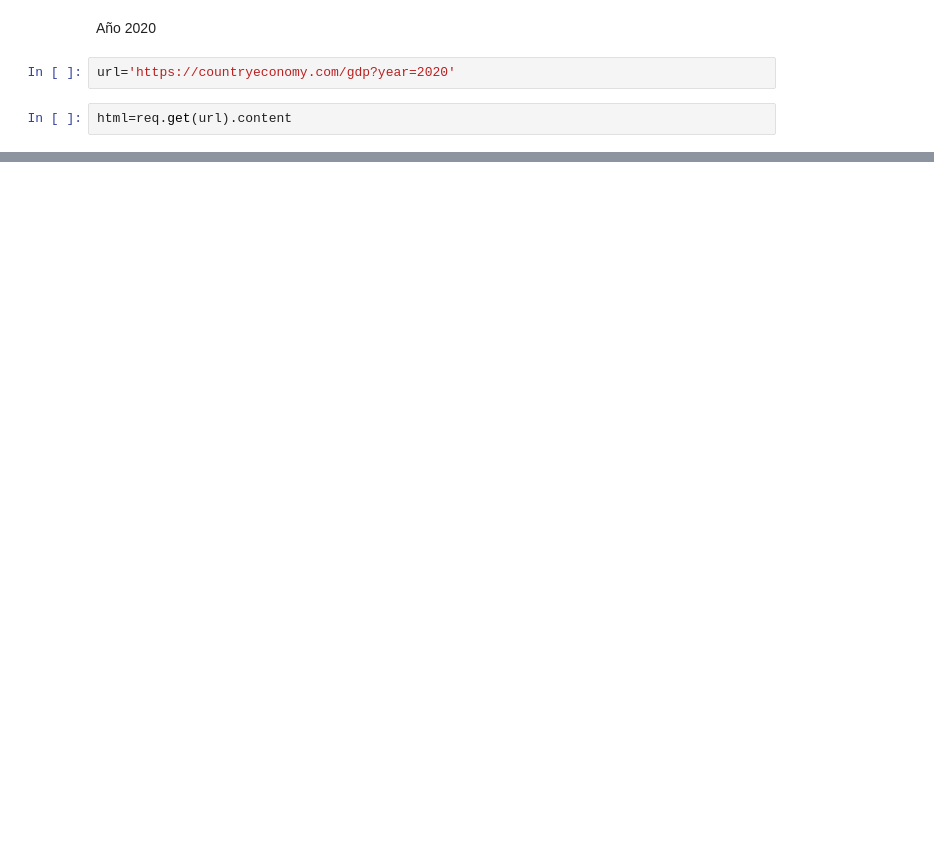
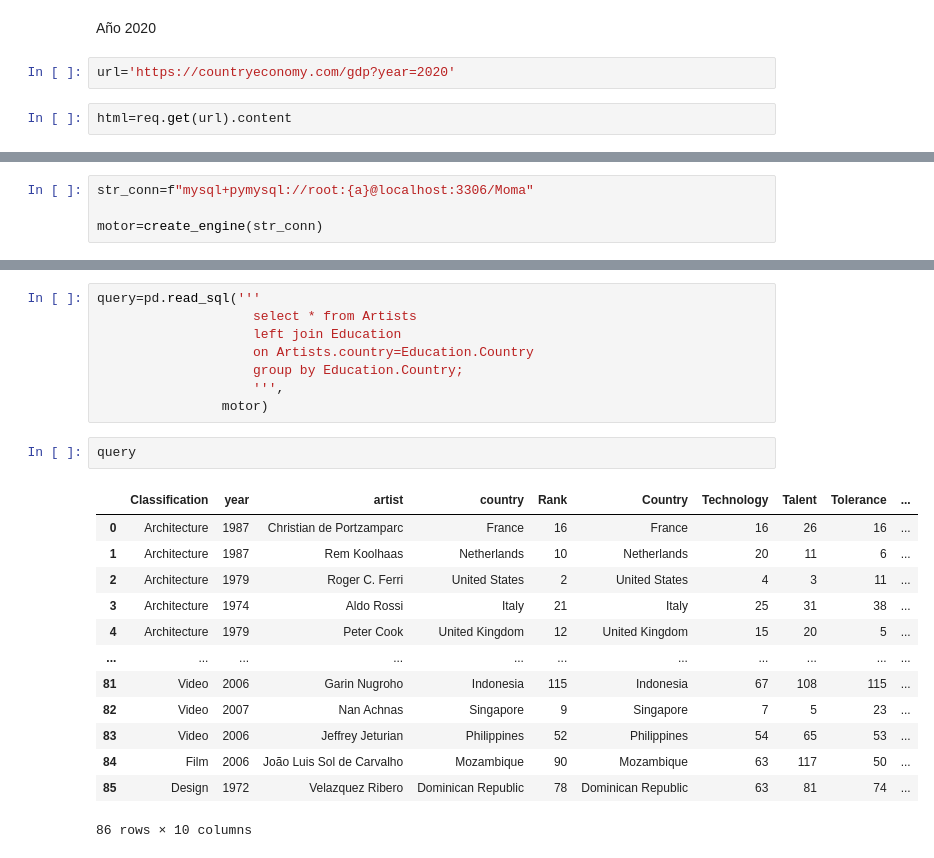
Before and after one commit to jesuschao/ETL-MOMA-Artists, a Jupyter notebook: your-code/enriching-and-cleaning.ipynb, the cells around one changed output, grey strips where cells are left out. Saved outputs shown, nothing was run; the diff lists cells and outputs as text; blank space fills up the shorter version.

```diff
--- a/your-code/Solution.ipynb
+++ b/your-code/enriching-and-cleaning.ipynb
@@ -727,0 +748,4 @@ df_20.head(10)
+# %%
+str_conn=f"mysql+pymysql://root:{a}@localhost:3306/Moma"
+
+motor=create_engine(str_conn)
@@ -727,0 +795,24 @@ df_20.head(10)
+# %%
+query=pd.read_sql('''
+                    select * from Artists
+                    left join Education
+                    on Artists.country=Education.Country
+                    group by Education.Country;
+                    ''',
+                motor)
+# %%
+query
+# %% [output]
+|  | Classification | year | artist | country | Rank | Country | Technology | Talent | Tolerance | ... |
+| 0 | Architecture | 1987 | Christian de Portzamparc | France | 16 | France | 16 | 26 | 16 | ... |
+| 1 | Architecture | 1987 | Rem Koolhaas | Netherlands | 10 | Netherlands | 20 | 11 | 6 | ... |
+| 2 | Architecture | 1979 | Roger C. Ferri | United States | 2 | United States | 4 | 3 | 11 | ... |
+| 3 | Architecture | 1974 | Aldo Rossi | Italy | 21 | Italy | 25 | 31 | 38 | ... |
+| 4 | Architecture | 1979 | Peter Cook | United Kingdom | 12 | United Kingdom | 15 | 20 | 5 | ... |
+| ... | ... | ... | ... | ... | ... | ... | ... | ... | ... | ... |
+| 81 | Video | 2006 | Garin Nugroho | Indonesia | 115 | Indonesia | 67 | 108 | 115 | ... |
+| 82 | Video | 2007 | Nan Achnas | Singapore | 9 | Singapore | 7 | 5 | 23 | ... |
+| 83 | Video | 2006 | Jeffrey Jeturian | Philippines | 52 | Philippines | 54 | 65 | 53 | ... |
+| 84 | Film | 2006 | João Luis Sol de Carvalho | Mozambique | 90 | Mozambique | 63 | 117 | 50 | ... |
+| 85 | Design | 1972 | Velazquez Ribero | Dominican Republic | 78 | Dominican Republic | 63 | 81 | 74 | ... |
+86 rows × 10 columns
```
Also changed, not shown: parts of 61 cells of this notebook, 4 other files.
